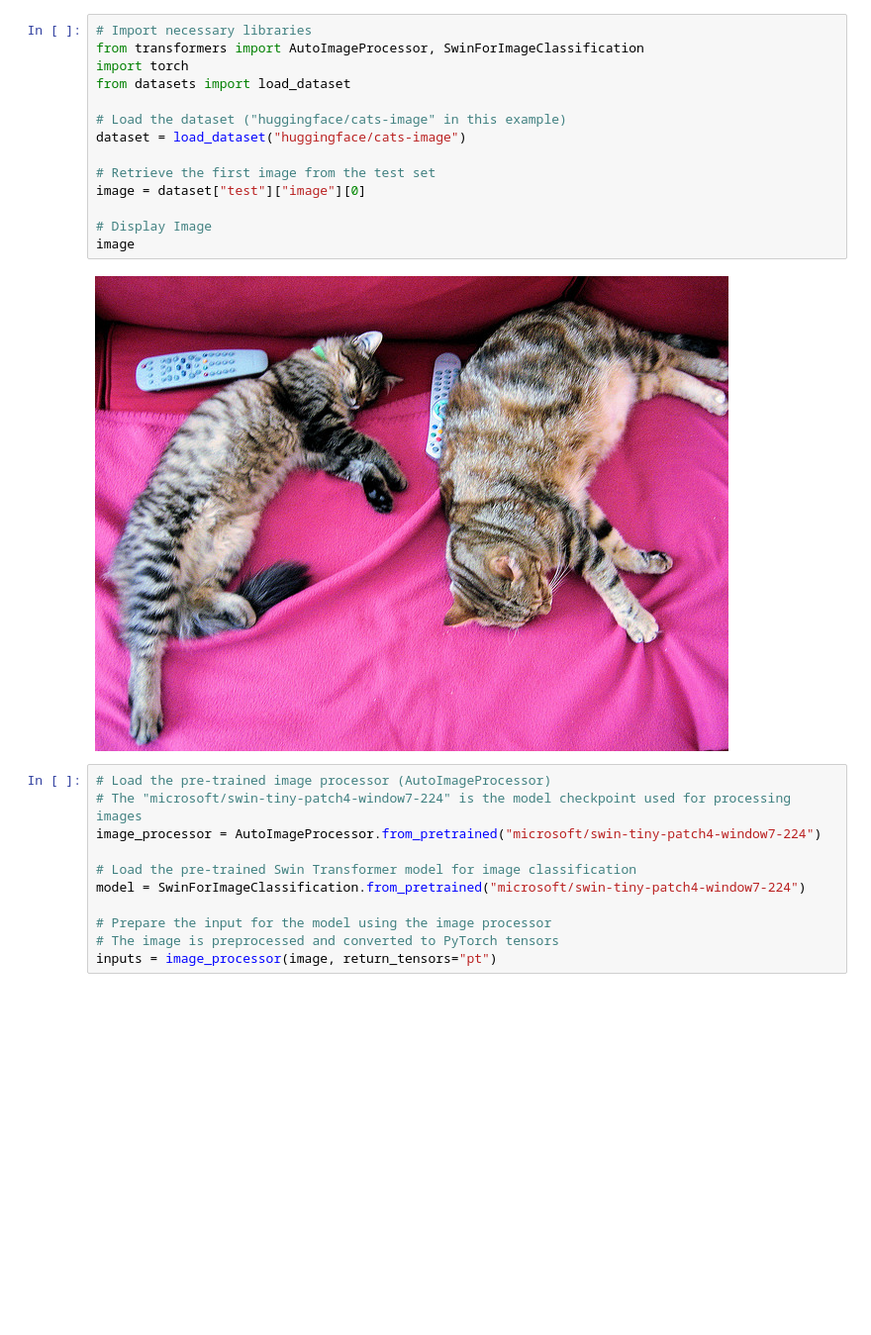
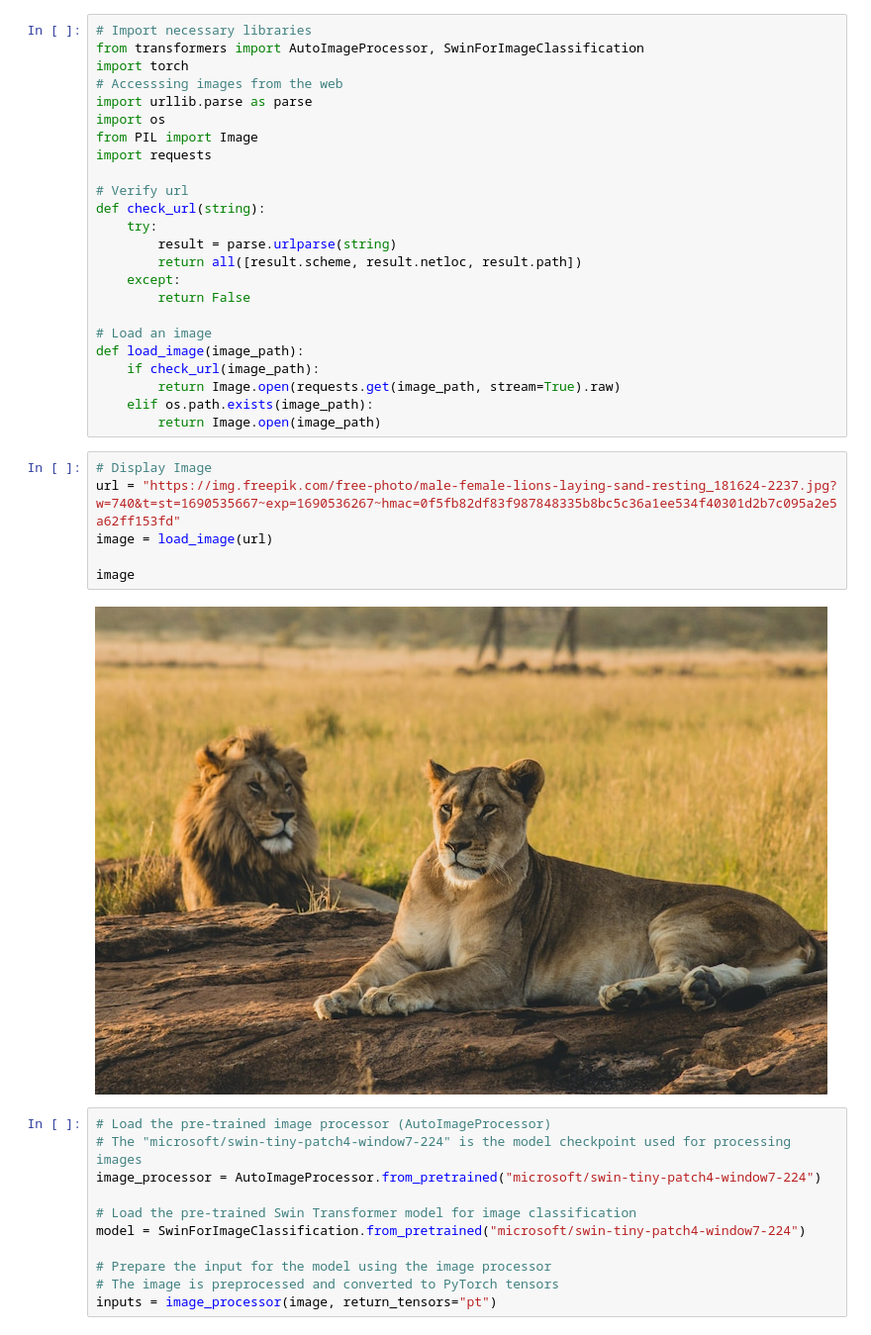
Before and after one commit to inuwamobarak/swin-transformers, a Jupyter notebook: SwinForImageClassification.ipynb, the cells around one changed output. Shown: that part at 99% size. Drawn from its saved outputs; the diff is of its cells as text; blank space fills up the shorter version.

```diff
--- a/SwinForImageClassification.ipynb
+++ b/SwinForImageClassification.ipynb
@@ -20,22 +20,38 @@ Requirement already satisfied: python-dateutil>=2.8.1 in /usr/local/lib/python3.
 Requirement already satisfied: pytz>=2020.1 in /usr/local/lib/python3.10/dist-packages (from pandas->datasets) (2022.7.1)
 Requirement already satisfied: mpmath>=0.19 in /usr/local/lib/python3.10/dist-packages (from sympy->torch) (1.3.0)
 Requirement already satisfied: six>=1.5 in /usr/local/lib/python3.10/dist-packages (from python-dateutil>=2.8.1->pandas->datasets) (1.16.0)
-# %%
-# Import necessary libraries
-from transformers import AutoImageProcessor, SwinForImageClassification
-import torch
-from datasets import load_dataset
-
-# Load the dataset ("huggingface/cats-image" in this example)
-dataset = load_dataset("huggingface/cats-image")
-
-# Retrieve the first image from the test set
-image = dataset["test"]["image"][0]
-
-# Display Image
-image
-# %% [output]
-[figure, removed]
+# %%
+# Import necessary libraries
+from transformers import AutoImageProcessor, SwinForImageClassification
+import torch
+# Accesssing images from the web
+import urllib.parse as parse
+import os
+from PIL import Image
+import requests
+
+# Verify url
+def check_url(string):
+    try:
+        result = parse.urlparse(string)
+        return all([result.scheme, result.netloc, result.path])
+    except:
+        return False
+
+# Load an image
+def load_image(image_path):
+    if check_url(image_path):
+        return Image.open(requests.get(image_path, stream=True).raw)
+    elif os.path.exists(image_path):
+        return Image.open(image_path)
+# %%
+# Display Image
+url = "https://img.freepik.com/free-photo/male-female-lions-laying-sand-resting_181624-2237.jpg?w=740&t=st=1690535667~exp=1690536267~hmac=0f5fb82df83f987848335b8bc5c36a1ee534f40301d2b7c095a2e5a62ff153fd"
+image = load_image(url)
+
+image
+# %% [output]
+[figure, added]
 # %%
 # Load the pre-trained image processor (AutoImageProcessor)
 # The "microsoft/swin-tiny-patch4-window7-224" is the model checkpoint used for processing images
```
Also changed, not shown: parts of 1 cell of this notebook.
